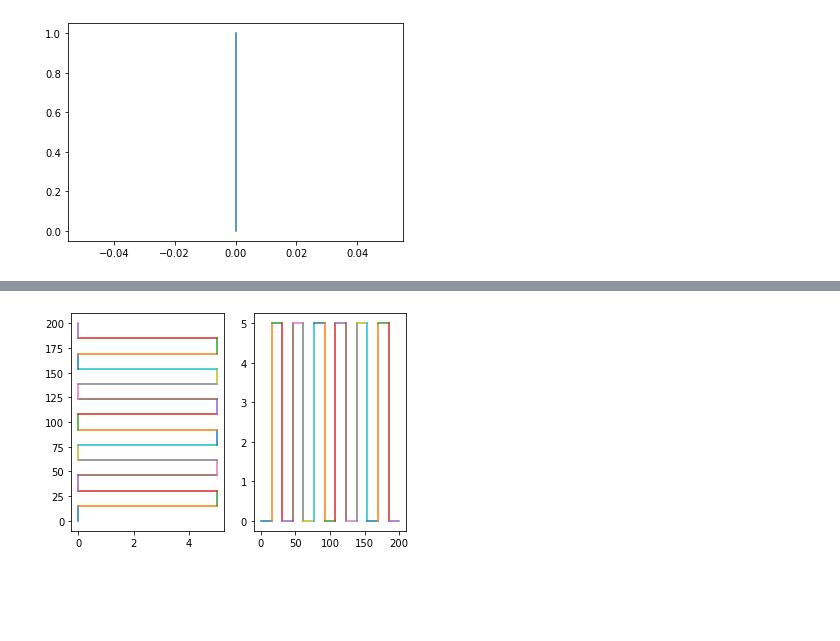
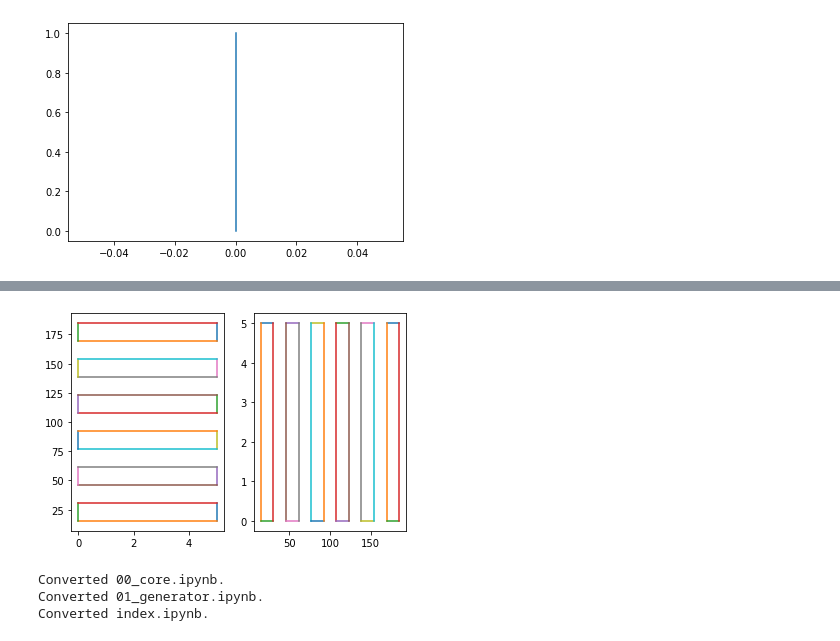
Before and after one commit to dangraf/box_generator, a Jupyter notebook: 00_core.ipynb, the cells around one changed output, grey strips where cells are left out. Saved outputs shown, nothing was run; the diff lists cells and outputs as text; code cells hidden in the pictures; blank space fills up the shorter version.

Commit message:
updated core

```diff
--- a/00_core.ipynb
+++ b/00_core.ipynb
@@ -87,7 +95,7 @@ l.plot()
 [figure]
 # %%
 #export
-def _line2segmented_pointlist(line, min_tab_mm):
+def line2segmented_pointlist(line, min_tab_mm):
     """
     This fuction splits a line into segments that can be used to generate tabs or holes.
     The min_tab_mm tells the minimum tabsize but might adjusts it a bit larger to always make
@@ -110,8 +118,9 @@ def _line2segmented_pointlist(line, min_tab_mm):
     ret[:,line.ay] = line[line.ay]
     return ret
 # %%
-line = [0, 200, 0,0]
-segments = _line2segmented_pointlist(line, 15)
+line = [10, 200, 10,0]
+segments = line2segmented_pointlist(line, 15)
 assert len(segments)%2==0
+plt.plot(segments[:,0], segments[:,1], 'b*')
 segments
 # %% [output]
@@ -136,12 +146,13 @@ def plot_lines(lines):
         plt.plot(l[:,0], l[:,1])
 # %%
 #export
-def _segments_to_tabs(segments, ax, tabsize):
+def segments_to_tabs(segments, ax, thickness):
     """
     genrates tabs from a segmented point list
+    You can change if the first tab is male of female by changing the sign of the tab-size
     """
     arr_x = np.repeat(segments[:,ax], 2)
-    arr_y = np.tile([0,0, tabsize, tabsize], len(segments)//2+1)[1:-3]
+    arr_y = np.tile([0,0, thickness, thickness], len(segments)//2+1)[1:-3]
     ret = np.zeros((len(arr_x),2))
     ret[:,ax] = arr_x
     ay =(ax+1)%2
@@ -149,7 +160,7 @@ def _segments_to_tabs(segments, ax, tabsize):
     points = ret[1:-1,:]
 
     lines = np.hstack([points[:-1], points[1:]])
-    if tabsize <0:
-        lines[:,[ay, ay+2]] -= tabsize
+    if thickness <0:
+        lines[:,[ay, ay+2]] -= thickness
 
     return lines
@@ -156,16 +203,24 @@ def _segments_to_tabs(segments, ax, tabsize):
+# %%
+%nbdev_export
+def tabs2holes(tabs, ax):
+    tabs=tabs.copy()
+    to_modify = np.arange(0,len(tabs)-1,4)
+    values_from = np.arange(4,len(tabs),4)
+    tabs[to_modify,ax] = tabs[values_from,ax]
+    return tabs[:-1]
 # %%
 line = OneLine([0, 200, 0,0])
-segments= _line2segmented_pointlist(line, 15)
-tabs = _segments_to_tabs(segments, line.ax, -5)
+segments = line2segmented_pointlist(line, 15)
+tabs = segments_to_tabs(segments, line.ax, 5)
+holes = tabs2holes(tabs, line.ax)
 plt.subplot(1,2,1)
-plot_lines(tabs)
-assert np.min(tabs) == 0.0
+plot_lines(holes)
 
 line = OneLine([ 200,0,  0,0])
-segments = _line2segmented_pointlist(line, 15)
-tabs = _segments_to_tabs(segments, line.ax, -5)
+segments = line2segmented_pointlist(line, 15)
+tabs = segments_to_tabs(segments, line.ax, 5)
+holes = tabs2holes(tabs, line.ax)
 plt.subplot(1,2,2)
-plot_lines(tabs)
-assert np.min(tabs) == 0.0
+plot_lines(holes)
 # %% [output]
-[figure, old version]
+[figure, new version]
@@ -173,0 +227,8 @@ assert np.min(tabs) == 0.0
+# %%
+#hide
+from nbdev.export import *
+notebook2script()
+# %% [output]
+Converted 00_core.ipynb.
+Converted 01_generator.ipynb.
+Converted index.ipynb.
```
Also changed, not shown: parts of 7 cells of this notebook, 5 other files.
